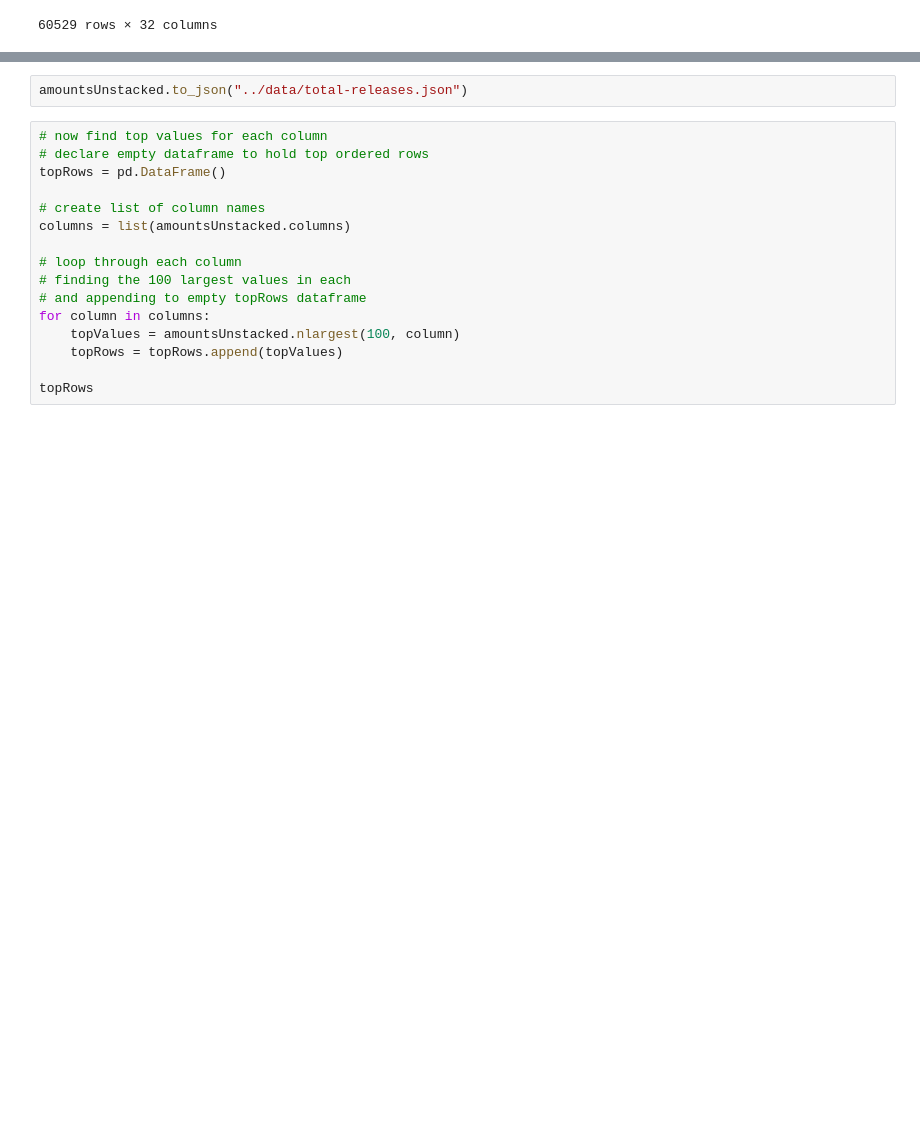
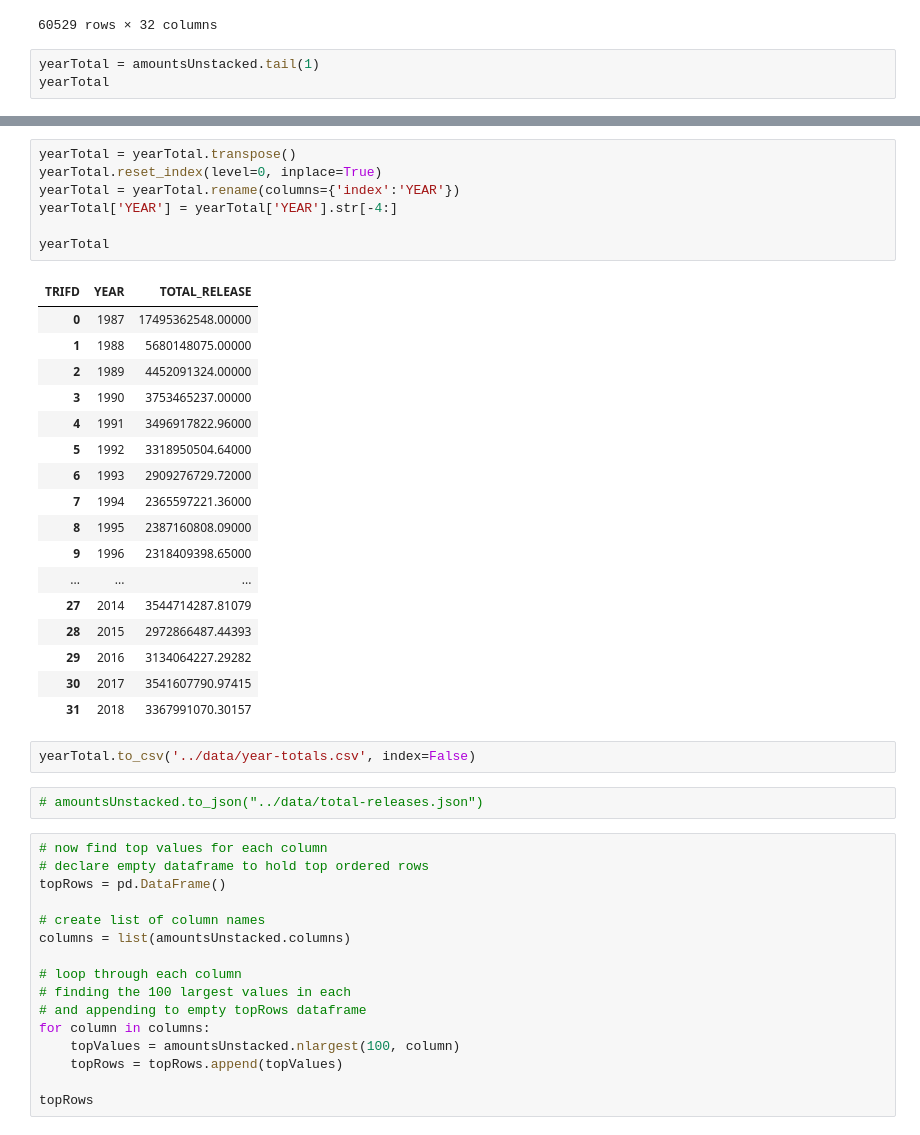
Before and after one commit to EileenGrady/us-industrial-pollution, a Jupyter notebook: notebooks/all-years-tri.ipynb, the cells around one changed output, grey strips where cells are left out. Drawn from its saved outputs; the diff is of its cells as text; blank space fills up the shorter version.

```diff
--- a/notebooks/all-years-tri.ipynb
+++ b/notebooks/all-years-tri.ipynb
@@ -325,3 +339,6 @@ amountsUnstacked
 | 99929TRDNT641SH | nan | nan | nan | nan | nan | nan | nan | nan | nan | ... |
 | TOTAL_RELEASE | 17495362548.00000 | 5680148075.00000 | 4452091324.00000 | 3753465237.00000 | 3496917822.96000 | 3318950504.64000 | 2909276729.72000 | 2365597221.36000 | 2387160808.09000 | ... |
 60529 rows × 32 columns
+# %%
+yearTotal = amountsUnstacked.tail(1)
+yearTotal
@@ -328,5 +350,32 @@ amountsUnstacked
+# %%
+yearTotal = yearTotal.transpose()
+yearTotal.reset_index(level=0, inplace=True)
+yearTotal = yearTotal.rename(columns={'index':'YEAR'})
+yearTotal['YEAR'] = yearTotal['YEAR'].str[-4:]
+
+yearTotal
+# %% [output]
+| TRIFD | YEAR | TOTAL_RELEASE |
+| 0 | 1987 | 17495362548.00000 |
+| 1 | 1988 | 5680148075.00000 |
+| 2 | 1989 | 4452091324.00000 |
+| 3 | 1990 | 3753465237.00000 |
+| 4 | 1991 | 3496917822.96000 |
+| 5 | 1992 | 3318950504.64000 |
+| 6 | 1993 | 2909276729.72000 |
+| 7 | 1994 | 2365597221.36000 |
+| 8 | 1995 | 2387160808.09000 |
+| 9 | 1996 | 2318409398.65000 |
+| ... | ... | ... |
+| 27 | 2014 | 3544714287.81079 |
+| 28 | 2015 | 2972866487.44393 |
+| 29 | 2016 | 3134064227.29282 |
+| 30 | 2017 | 3541607790.97415 |
+| 31 | 2018 | 3367991070.30157 |
+# %%
+yearTotal.to_csv('../data/year-totals.csv', index=False)
 # %%
-amountsUnstacked.to_json("../data/total-releases.json")
+# amountsUnstacked.to_json("../data/total-releases.json")
 # %%
 # now find top values for each column
 # declare empty dataframe to hold top ordered rows
```
Also changed, not shown: parts of 4 cells of this notebook, 3 other files.
